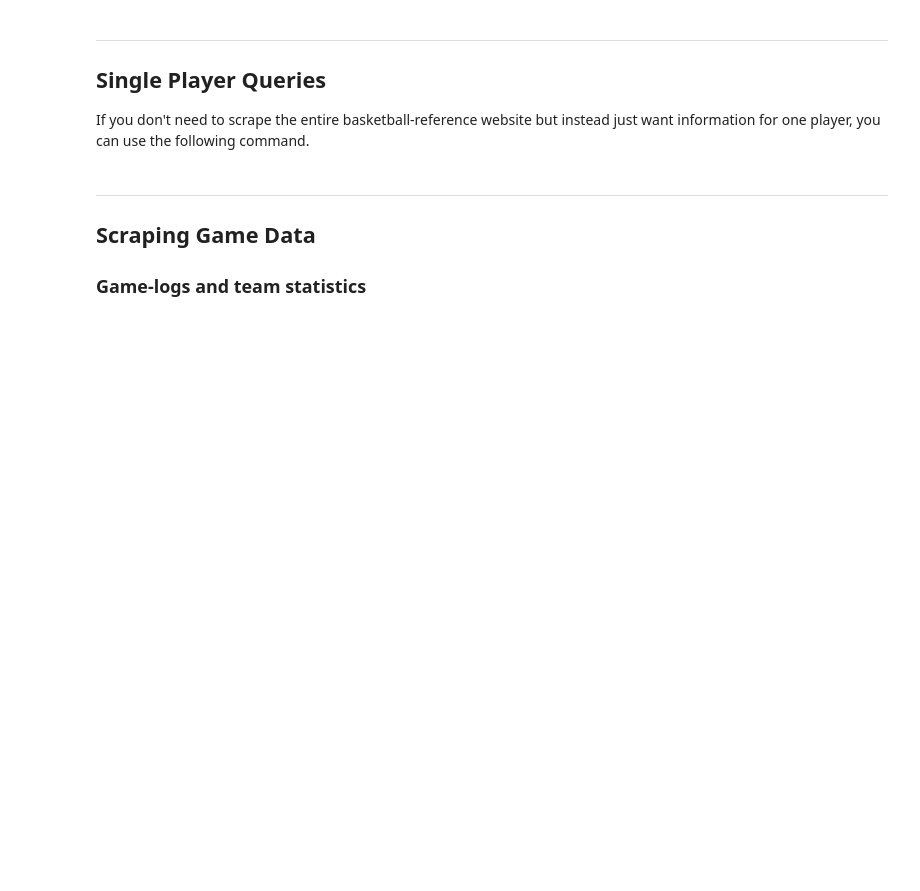
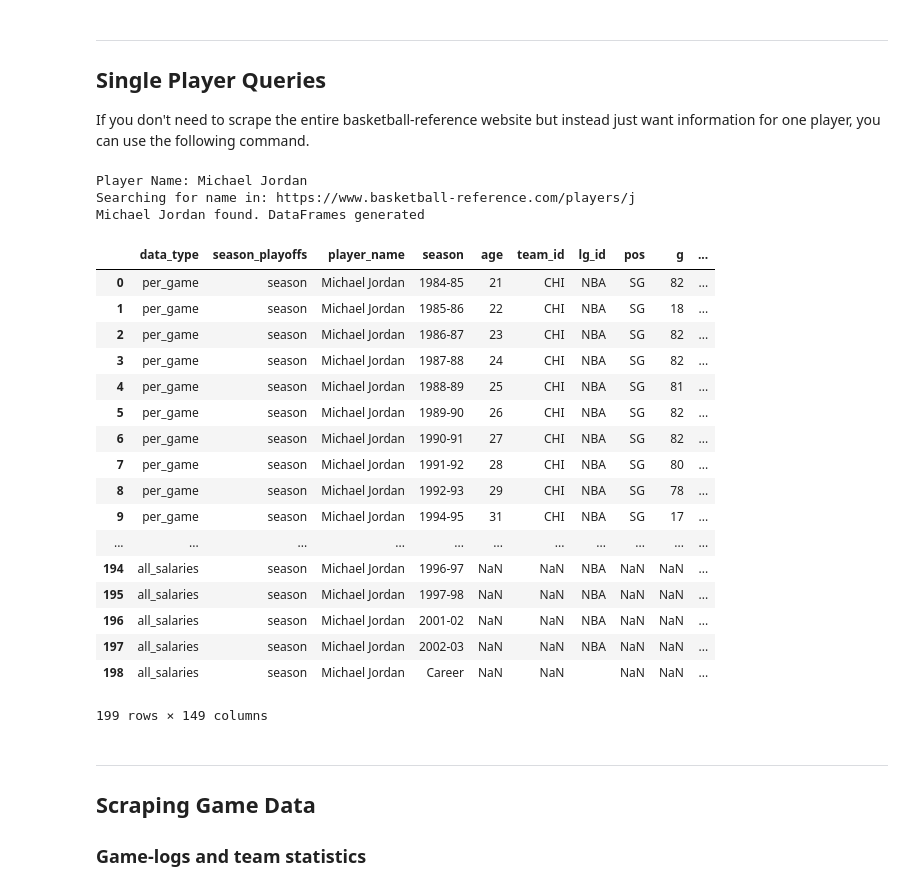
Before and after one commit to rahim-hashim/NBA-Prediction-Algorithms, a Jupyter notebook: basketball-reference-scraper.ipynb, the cells around one changed output. Cells and saved outputs as stored; diff of their text form; code cells hidden in the pictures; blank space fills up the shorter version.

```diff
--- a/basketball-reference-scraper.ipynb
+++ b/basketball-reference-scraper.ipynb
@@ -157,11 +181,33 @@ display(df_career.sort_values('ws_per_48', ascending=False))
 If you don't need to scrape the entire basketball-reference website but instead just want information for one player, you can use the following command.
 # %%
 from player_info_scraper import player_info_scraper
-from player_scraper import scrape_single_player
+from player_scraper import single_player_scraper
 
 pd.set_option('display.max_rows', None)
-single_player_info, single_player_df = scrape_single_player()
+single_player_info, single_player_df = single_player_scraper()
 single_player_df
+# %% [output]
+Player Name: Michael Jordan
+Searching for name in: https://www.basketball-reference.com/players/j
+Michael Jordan found. DataFrames generated
+|  | data_type | season_playoffs | player_name | season | age | team_id | lg_id | pos | g | ... |
+| 0 | per_game | season | Michael Jordan | 1984-85 | 21 | CHI | NBA | SG | 82 | ... |
+| 1 | per_game | season | Michael Jordan | 1985-86 | 22 | CHI | NBA | SG | 18 | ... |
+| 2 | per_game | season | Michael Jordan | 1986-87 | 23 | CHI | NBA | SG | 82 | ... |
+| 3 | per_game | season | Michael Jordan | 1987-88 | 24 | CHI | NBA | SG | 82 | ... |
+| 4 | per_game | season | Michael Jordan | 1988-89 | 25 | CHI | NBA | SG | 81 | ... |
+| 5 | per_game | season | Michael Jordan | 1989-90 | 26 | CHI | NBA | SG | 82 | ... |
+| 6 | per_game | season | Michael Jordan | 1990-91 | 27 | CHI | NBA | SG | 82 | ... |
+| 7 | per_game | season | Michael Jordan | 1991-92 | 28 | CHI | NBA | SG | 80 | ... |
+| 8 | per_game | season | Michael Jordan | 1992-93 | 29 | CHI | NBA | SG | 78 | ... |
+| 9 | per_game | season | Michael Jordan | 1994-95 | 31 | CHI | NBA | SG | 17 | ... |
+| ... | ... | ... | ... | ... | ... | ... | ... | ... | ... | ... |
+| 194 | all_salaries | season | Michael Jordan | 1996-97 | NaN | NaN | NBA | NaN | NaN | ... |
+| 195 | all_salaries | season | Michael Jordan | 1997-98 | NaN | NaN | NBA | NaN | NaN | ... |
+| 196 | all_salaries | season | Michael Jordan | 2001-02 | NaN | NaN | NBA | NaN | NaN | ... |
+| 197 | all_salaries | season | Michael Jordan | 2002-03 | NaN | NaN | NBA | NaN | NaN | ... |
+| 198 | all_salaries | season | Michael Jordan | Career | NaN | NaN |  | NaN | NaN | ... |
+199 rows × 149 columns
 # %% [markdown]
 ***
 ## Scraping Game Data
```
Also changed, not shown: parts of 6 cells of this notebook, 4 other files.
